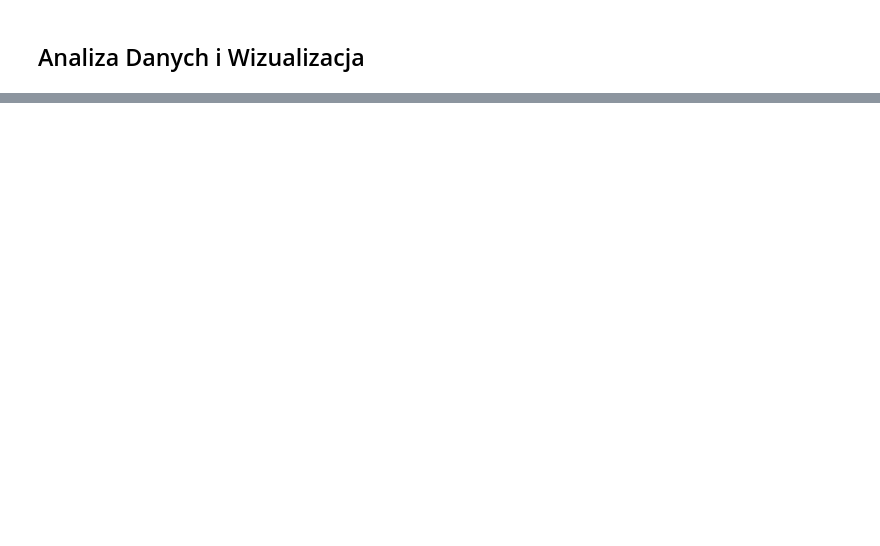
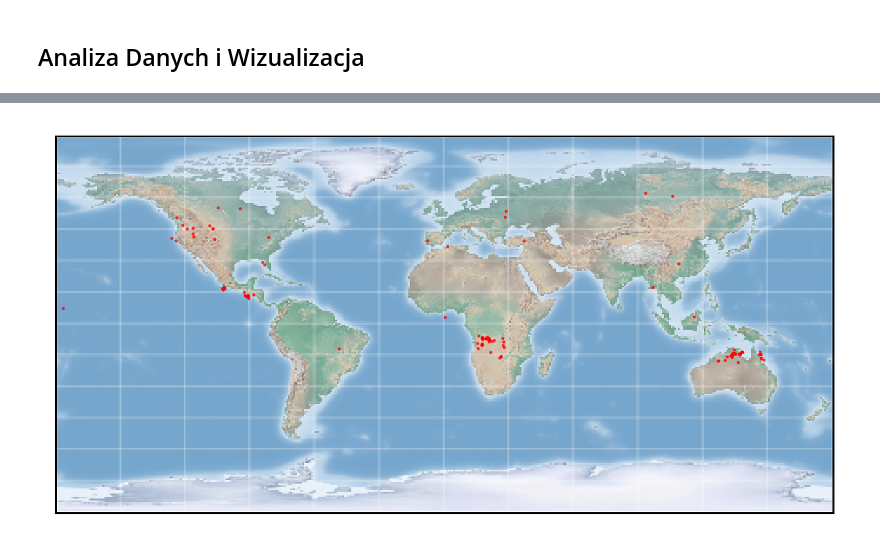
Before and after one commit to Kakaloko/projekt_bazy_eonet, a Jupyter notebook: main.ipynb, the cells around one changed output, grey strips where cells are left out. Saved outputs shown, nothing was run; the diff lists cells and outputs as text; code cells hidden in the pictures; blank space fills up the shorter version.

```diff
--- a/main.ipynb
+++ b/main.ipynb
@@ -436,0 +544,48 @@ with engine.begin() as  conn:
+# %%
+import pandas as pd
+import matplotlib.pyplot as plt
+
+with engine.begin() as conn:
+
+    res = pd.read_sql("""
+        SELECT
+            latitude,
+            longitude
+        FROM geometry
+        WHERE latitude BETWEEN -90 AND 90
+          AND longitude BETWEEN -180 AND 180
+    """, conn)
+
+img = plt.imread("image.png")
+
+fig, ax = plt.subplots(figsize=(16, 8))
+
+ax.imshow(
+    img,
+    extent=[-180, 180, -90, 90],
+    aspect="auto"
+)
+
+ax.scatter(
+    res["longitude"],
+    res["latitude"],
+    color="red",
+    s=12,
+    alpha=0.7
+)
+
+ax.set_xlim(-180, 180)
+ax.set_ylim(-90, 90)
+
+ax.axis("off")
+
+plt.subplots_adjust(
+    left=0,
+    right=1,
+    top=1,
+    bottom=0
+)
+
+plt.show()
+# %% [output]
+[figure, added]
```
Also changed, not shown: parts of 12 cells of this notebook, 1 other file.
